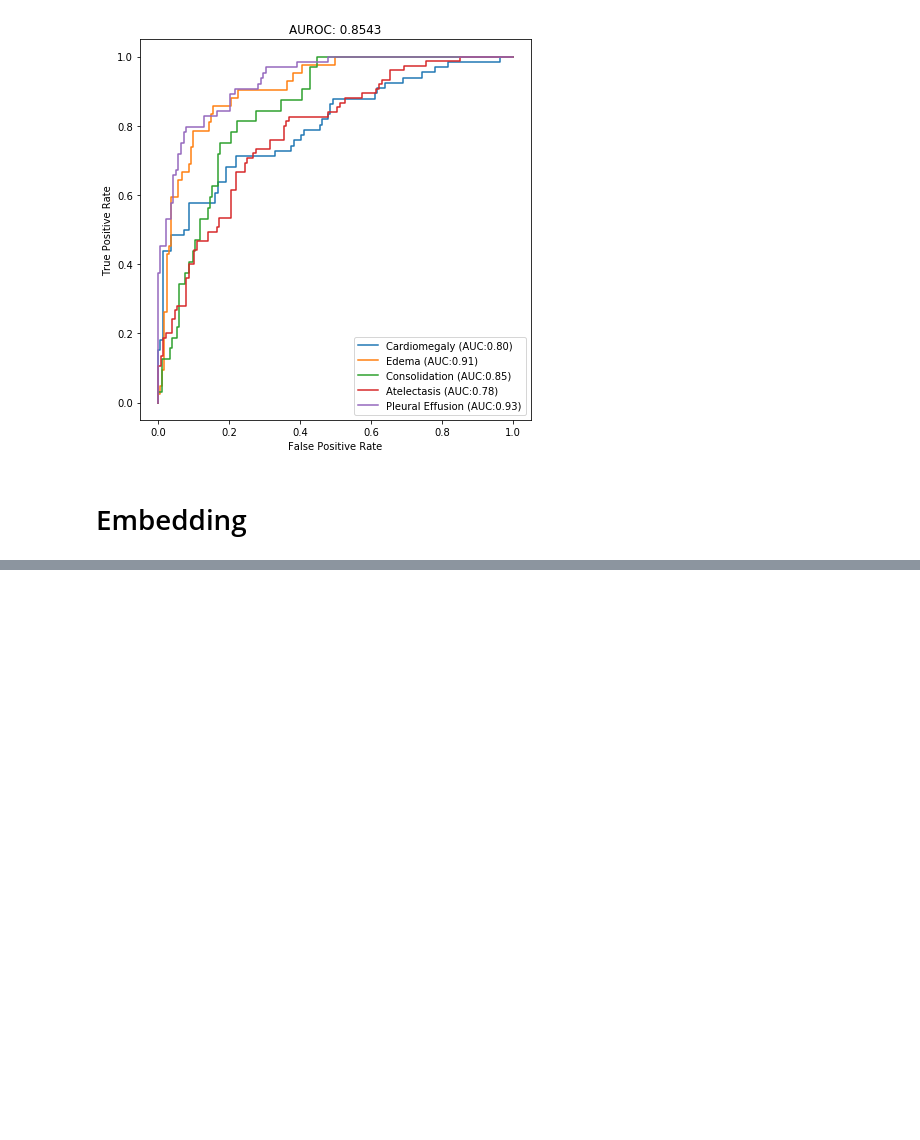
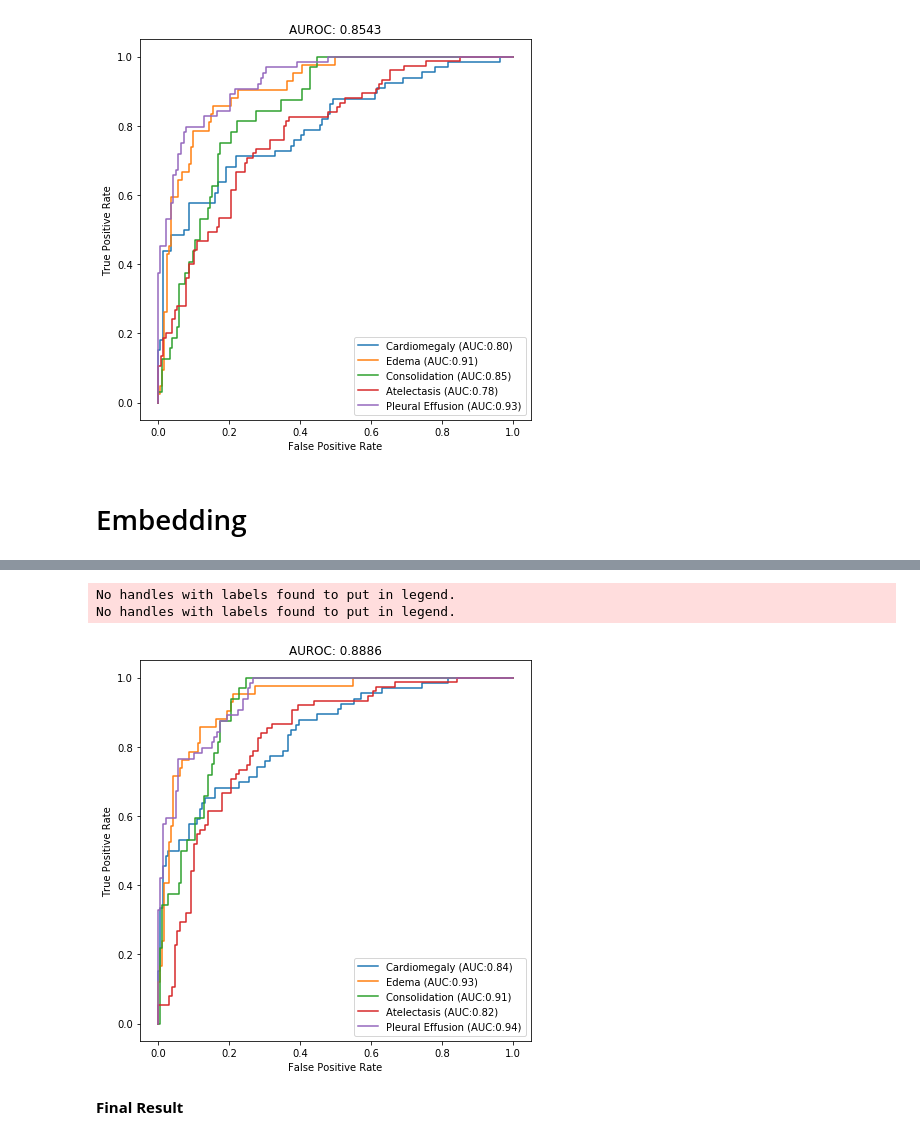
Before and after one commit to luca-nassano/ChestXRAY, a Jupyter notebook: Chexpert_Classification.ipynb, the cells around one changed output, grey strips where cells are left out. Saved outputs shown, nothing was run; the diff lists cells and outputs as text; code cells hidden in the pictures; blank space fills up the shorter version.

```diff
--- a/Chexpert_Classification.ipynb
+++ b/Chexpert_Classification.ipynb
@@ -706,0 +639,10 @@ dump(rfc, '/content/drive/My Drive/embedding_rf_densenet169.joblib')
+# %%
+ensemble_predictions = np.average([rf_weighted_predictions,weighted_predictions],axis=0)
+# %%
+plot_result(test_Y,ensemble_predictions)
+# %% [output]
+No handles with labels found to put in legend.
+No handles with labels found to put in legend.
+[figure, added]
+# %% [markdown]
+**Final Result**
```
Also changed, not shown: parts of 30 cells of this notebook.
